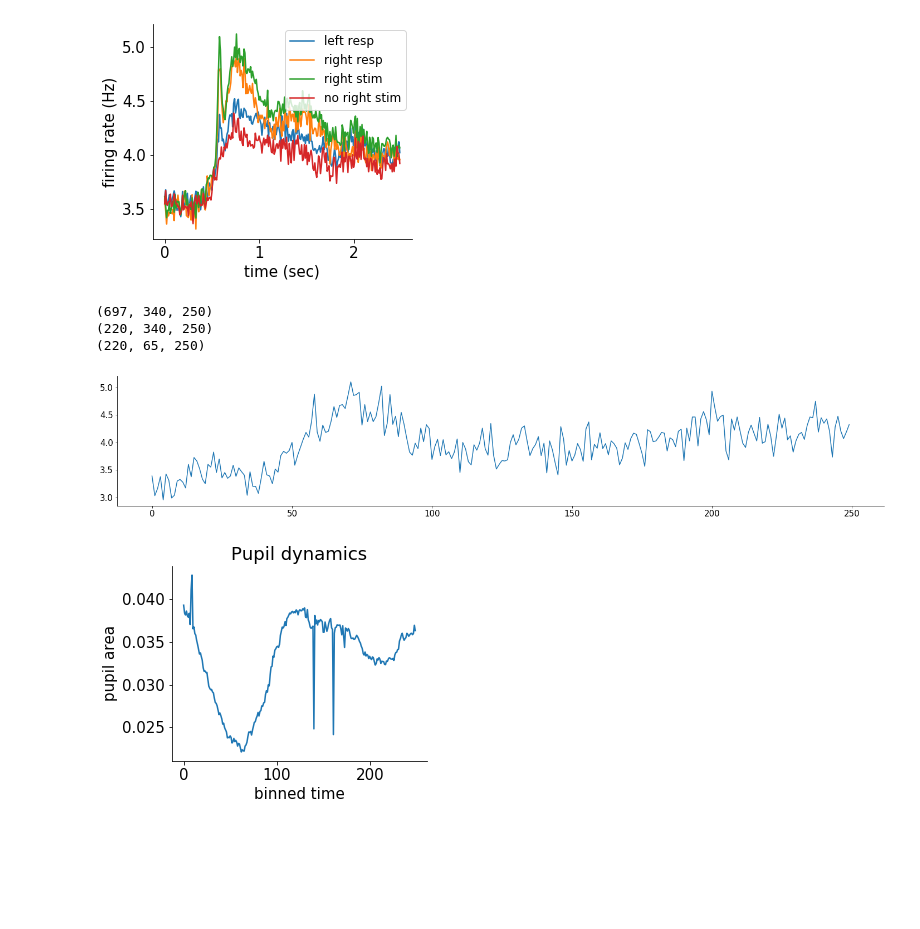
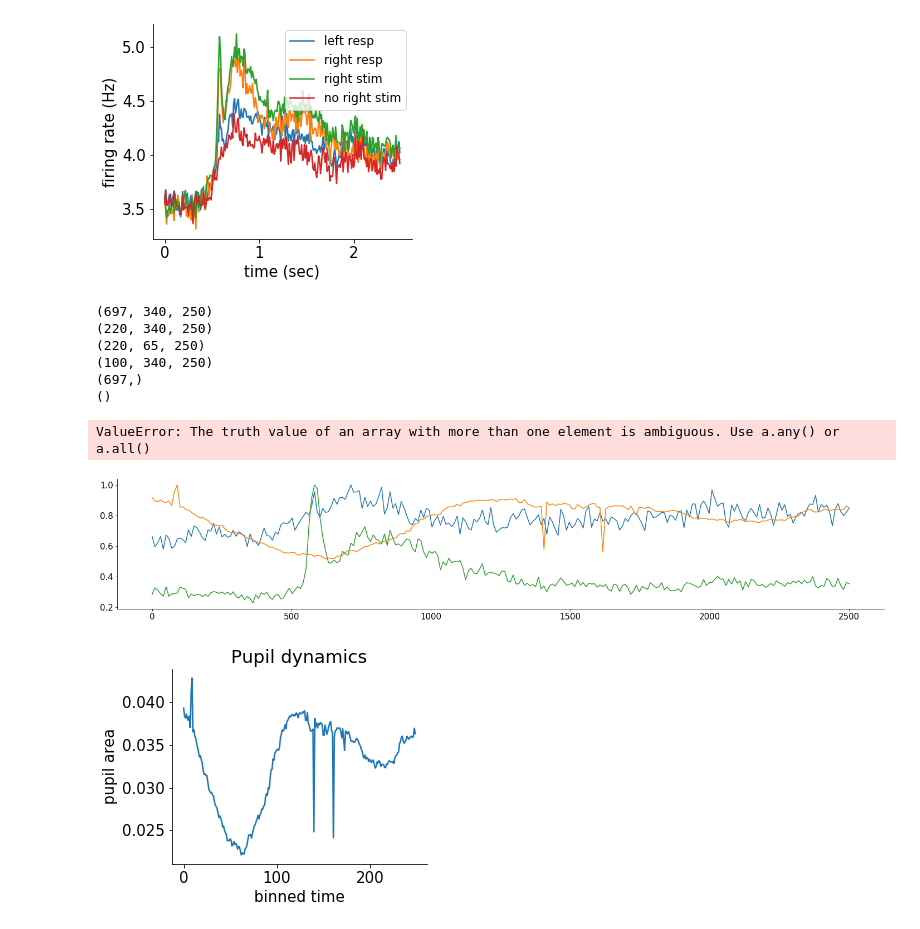
Before and after one commit to EmiliosIsaias/RattusDeus, a Jupyter notebook: Project_Notebook.ipynb, the cells around one changed output. Saved outputs shown, nothing was run; the diff lists cells and outputs as text; code cells hidden in the pictures; blank space fills up the shorter version.

Commit message:
Exploration 2 Engagement index

```diff
--- a/Project_Notebook.ipynb
+++ b/Project_Notebook.ipynb
@@ -94,18 +94,39 @@ NN = len(dat['brain_area']) # number of neurons
 barea = len(brain_groups) * np.ones(NN, ) # last one is "other"
 for j in range(len(brain_groups)):
   barea[np.isin(dat['brain_area'], brain_groups[j])] = j # assign a number to each region
-# %%
-engagementIndex =  dat['spks'][barea==5][:,np.logical_and(vis_left==0, vis_right>0)].mean
-plt.plot(1/dt *  dat['spks'][barea==2][:,np.logical_and(vis_left==0, vis_right>0)].mean(axis=(0,1)))
-np.mean(1/dt *  dat['spks'][barea==2][:,np.logical_and(vis_left==0, vis_right>0)].mean(axis=(0,1)))
-print(np.shape(dat['spks']))
-print(np.shape(dat['spks'][barea==2]))
-print(np.shape(dat['spks'][barea==2][:,np.logical_and(vis_left==0, vis_right>0)]))
-# %% [output]
-(697, 340, 250)
-(220, 340, 250)
-(220, 65, 250)
-[figure, removed]
+# %%
+#global
+engagementIndex =  dat['spks'][barea==2][:,np.logical_and(vis_left==0, vis_right>0)].mean(axis=(0,1)) / max(dat['spks'][barea==2][:,np.logical_and(vis_left==0, vis_right>0)].mean(axis=(0,1)))
+t = np.linspace(0,len(engagementIndex)*10,len(engagementIndex))
+Vis_cort =  dat['spks'][barea==0][:,np.logical_and(vis_left==0, vis_right>0)].mean(axis=(0,1)) / max(dat['spks'][barea==0][:,np.logical_and(vis_left==0, vis_right>0)].mean(axis=(0,1)))
+plt.plot(t,engagementIndex, t,dat['pupil'][0, :].mean(0) / np.max(dat['pupil'][0, :].mean(0)),t,Vis_cort)
+np.mean(1/dt *  dat['spks'][barea==2][:,np.logical_and(vis_left==0, vis_right>0)].mean(axis=(0,1)))
+
+# 'dat' shape: 1D- neurons, 2D
+print(np.shape(dat['spks']))
+print(np.shape(dat['spks'][barea==2]))
+print(np.shape(dat['spks'][barea==2][:,np.logical_and(vis_left==0, vis_right>0)]))
+print(np.shape(dat['spks'][barea==4]))
+print(np.shape(dat['brain_area']))
+print(np.shape(dat["stim_onset"]))
+dat["stim_onset"]
+
+# DG
+dg = (dat['brain_area']=="DG")
+engagementIndex =  dat['spks'][dg][:,np.logical_and(vis_left==0, vis_right>0)].mean(axis=(0,1)) / max(dat['spks'][dg][:,np.logical_and(vis_left==0, vis_right>0)].mean(axis=(0,1)))
+t = np.linspace(0,len(engagementIndex)*10,len(engagementIndex))
+Vis_cort =  dat['spks'][barea==0][:,np.logical_and(vis_left==0, vis_right>0)].mean(axis=(0,1)) / max(dat['spks'][barea==0][:,np.logical_and(vis_left==0, vis_right>0)].mean(axis=(0,1)))
+plt.plot(t,engagementIndex)
+np.mean(1/dt *  dat['spks'][barea==2][:,np.logical_and(vis_left==0, vis_right>0)].mean(axis=(0,1)))
+# %% [output]
+(697, 340, 250)
+(220, 340, 250)
+(220, 65, 250)
+(100, 340, 250)
+(697,)
+()
+ValueError: The truth value of an array with more than one element is ambiguous. Use a.any() or a.all()
+[figure, added]
 # %%
 ax = plt.subplot(1,5,1)
 plt.plot(dat['pupil'][0, :].mean(0));
```
